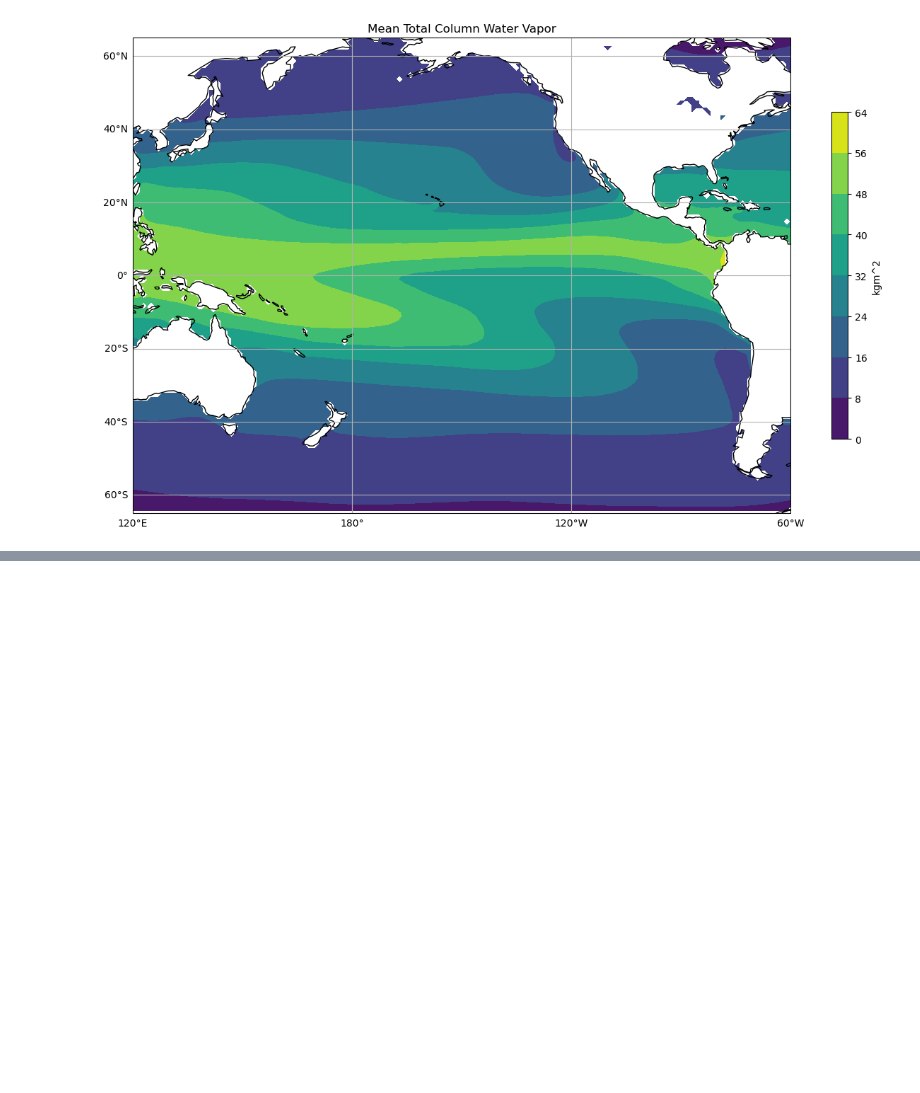
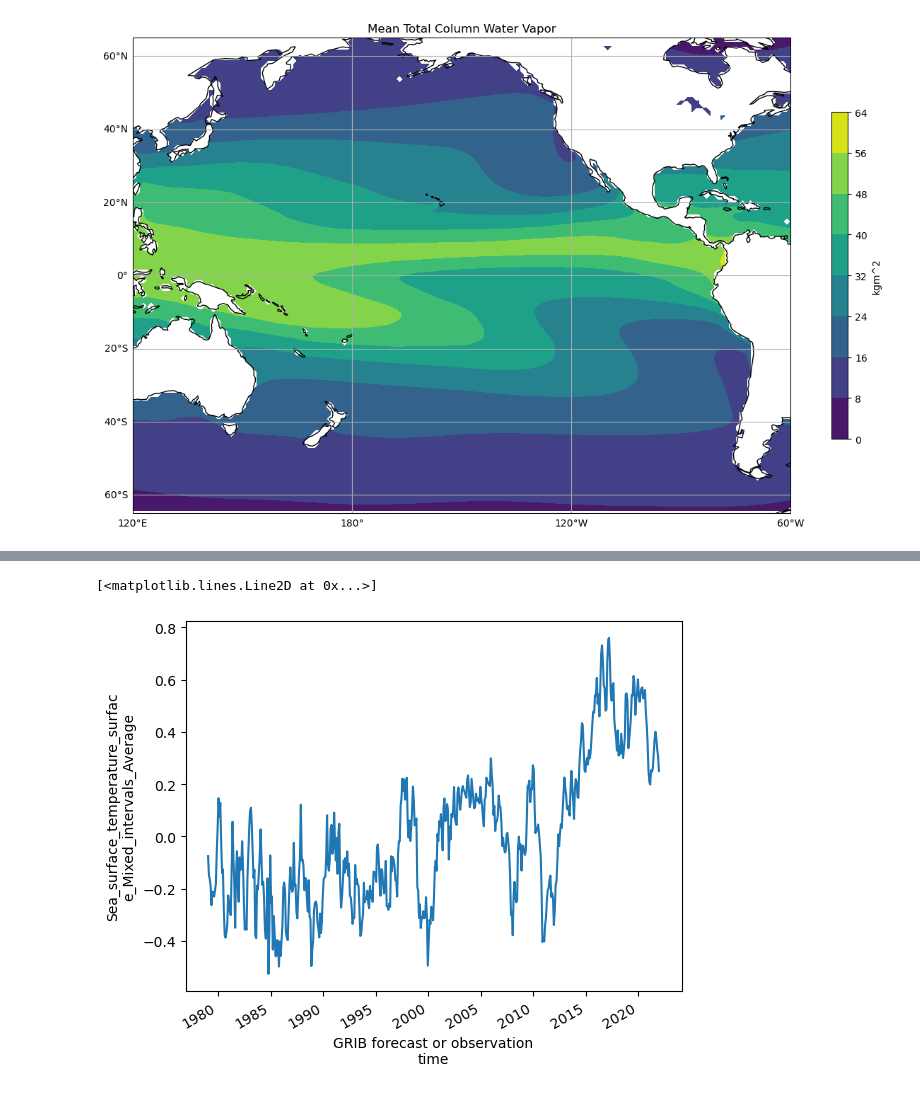
Before and after one commit to atmsillinois/time-series-and-eofs-shelbykniss, a Jupyter notebook: Kniss_HW4_Submission.ipynb, the cells around one changed output, grey strips where cells are left out. Cells and saved outputs as stored; diff of their text form; code cells hidden in the pictures; blank space fills up the shorter version.

Commit message:
Completed data preprocessing and performed EOF analysis of SST data. Working on correlation between SST EOF1 and TCWV anomalies

```diff
--- a/Kniss_HW4_Submission.ipynb
+++ b/Kniss_HW4_Submission.ipynb
@@ -204,3 +204,6 @@ cb=fig.colorbar(cs,shrink=0.4)
 cb.set_label("kgm^2")
 # %% [output]
 [figure]
+# %%
+sst = data['Sea_surface_temperature_surface_Mixed_intervals_Average']
+tcwv = data['Total_column_water_vapour_surface_Mixed_intervals_Average']
@@ -206,0 +230,17 @@ cb.set_label("kgm^2")
+# %%
+#Deseasonalize data and compute anomalies
+clm_sst = sst.groupby('time.month').mean(dim='time', skipna='True')
+anm_sst = (sst.groupby('time.month') - clm_sst)
+
+clm_tcwv = tcwv.groupby('time.month').mean(dim='time', skipna='True')
+anm_tcwv = (tcwv.groupby('time.month') - clm_tcwv)
+# %%
+#Standardize data
+sst_SD = anm_sst/anm_sst.std(dim='time')
+tcwv_SD = anm_tcwv/anm_tcwv.std(dim='time')
+# %%
+#Plot timeseries to see if there is a trend
+sst_SD.mean(dim=['lat', 'lon']).plot()
+# %% [output]
+[<matplotlib.lines.Line2D at 0x...>]
+[figure, added]
```
Also changed, not shown: parts of 16 cells of this notebook.
